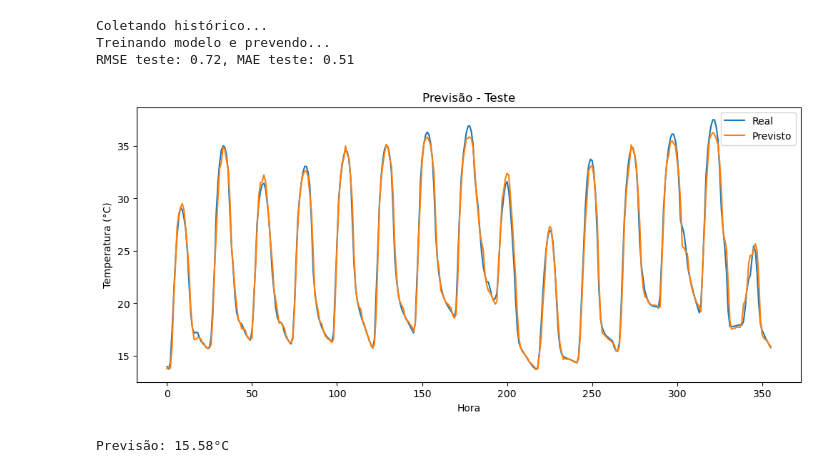
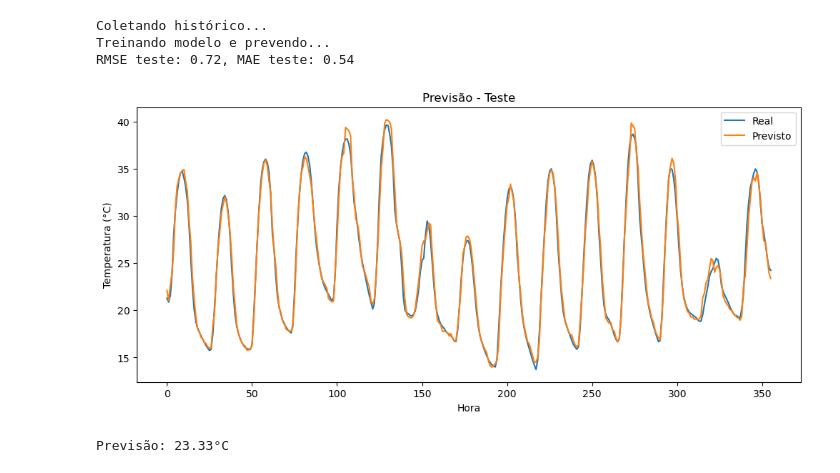
Before and after one commit to henriquevieiradasilva/NASA-Space-Apps-Challenge-2025, a Jupyter notebook: back/ml/weather_model.ipynb, the cells around one changed output. Cells and saved outputs as stored; diff of their text form; code cells hidden in the pictures.

```diff
--- a/back/ml/weather_model.ipynb
+++ b/back/ml/weather_model.ipynb
@@ -7,6 +7,7 @@ from sklearn.preprocessing import StandardScaler
 from sklearn.metrics import mean_absolute_error, root_mean_squared_error
 import matplotlib.pyplot as plt
 from datetime import datetime, timedelta
+from concurrent.futures import ThreadPoolExecutor
 
 # ==========================================
 # 1) Função para baixar dados
@@ -34,27 +35,33 @@ def baixar_dados(start, end, lat=-23.08720429991206, lon=-47.2100151415641):
         raise ValueError(f"Erro {response.status_code}: {response.text}")
 
 # ==========================================
-# 2) Preparar histórico para anos anteriores
+# 2) Coletar histórico de anos anteriores (paralelo)
 # ==========================================
 def coletar_historico_anos(data_futura_str, anos=5, janela_dias=7, lat=-23.08720429991206, lon=-47.2100151415641):
     data_futura = pd.to_datetime(data_futura_str)
     df_list = []
 
-    for i in range(1, anos+1):
+    def baixar_ano(i):
         ano = data_futura.year - i
         data_base = data_futura.replace(year=ano)
         start = (data_base - timedelta(days=janela_dias)).strftime("%Y%m%d")
         end   = (data_base + timedelta(days=janela_dias)).strftime("%Y%m%d")
         try:
-            df_historico = baixar_dados(start, end, lat, lon)
-            df_list.append(df_historico)
+            return baixar_dados(start, end, lat, lon)
         except Exception as e:
             print(f"Erro: {ano} - {e}")
+            return None
+
+    with ThreadPoolExecutor() as executor:
+        resultados = executor.map(baixar_ano, range(1, anos+1))
+
+    for r in resultados:
+        if r is not None:
+            df_list.append(r)
 
     if not df_list:
-        raise ValueError(".")
-    df_total = pd.concat(df_list)
-    df_total = df_total.sort_index()
+        raise ValueError("Nenhum dado baixado.")
+    df_total = pd.concat(df_list).sort_index()
     return df_total
 
 # ==========================================
@@ -78,8 +85,8 @@ def treinar_e_prever(df_historico, data_futura_str, target="T2M", janela=24):
     X_train, X_test = X[:split], X[split:]
     y_train, y_test = y[:split], y[split:]
 
-    # Treina RandomForest
-    model = RandomForestRegressor(n_estimators=100, random_state=42)
+    # Treina RandomForest mais rápido
+    model = RandomForestRegressor(n_estimators=30, random_state=42, n_jobs=-1)
     model.fit(X_train, y_train)
 
     # Métricas
@@ -120,21 +127,20 @@ def prever_data_futura_anos(data_futura_str, anos=5, janela_dias=7, janela_model
 # %%
 # ==========================================
 # 5) Consultar temperatura
 # ==========================================
-
 previsao = prever_data_futura_anos(
-    "2025-09-26 14:00",
+    "2025-10-04 14:00",
     anos=5,
     janela_dias=7,
     janela_modelo=24,
-    lat=-23.55,
-    lon=-46.63
+    lat=-23.0908356,
+    lon=-47.2180677
 )
 
 print(f"Previsão: {previsao:.2f}°C")
 # %% [output]
 Coletando histórico...
 Treinando modelo e prevendo...
-RMSE teste: 0.72, MAE teste: 0.51
+RMSE teste: 0.72, MAE teste: 0.54
-[figure, old version]
+[figure, new version]
-Previsão: 15.58°C
+Previsão: 23.33°C
```
Also changed, not shown: 8 other files.
